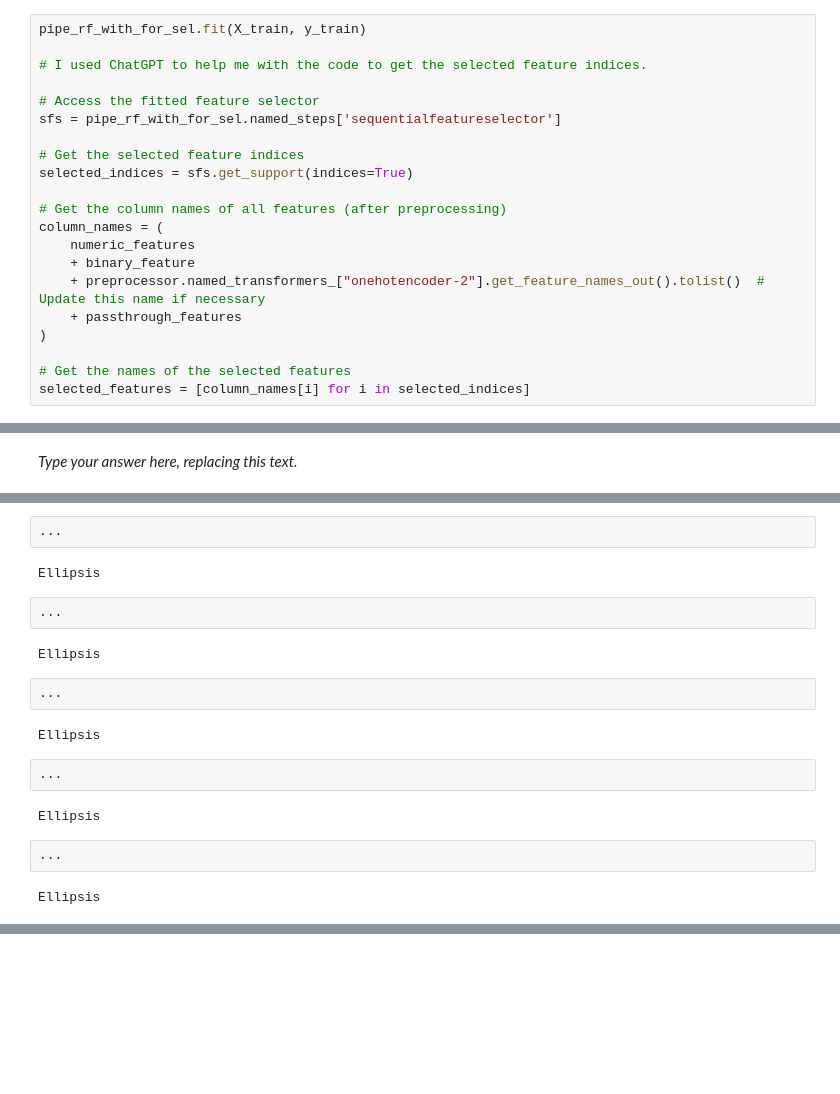
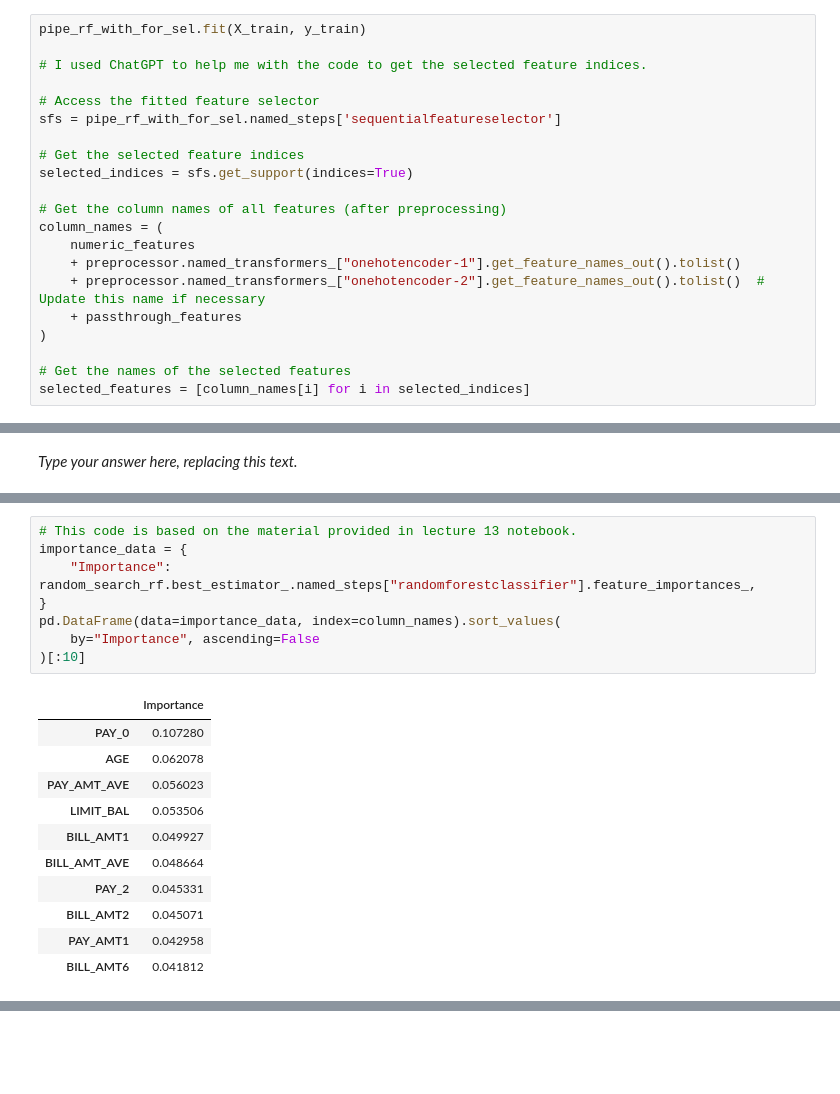
Before and after one commit to ljy0401/CPSC-330-Project-Default-of-Credit-Card-Clients-Predictions, a Jupyter notebook: hw5.ipynb, the cells around one changed output, grey strips where cells are left out. Drawn from its saved outputs; the diff is of its cells as text; blank space fills up the shorter version.

```diff
--- a/hw5.ipynb
+++ b/hw5.ipynb
@@ -783,7 +779,7 @@ selected_indices = sfs.get_support(indices=True)
 # Get the column names of all features (after preprocessing)
 column_names = (
     numeric_features
-    + binary_feature
+    + preprocessor.named_transformers_["onehotencoder-1"].get_feature_names_out().tolist()
     + preprocessor.named_transformers_["onehotencoder-2"].get_feature_names_out().tolist()  # Update this name if necessary
     + passthrough_features
 )
@@ -993,20 +970,20 @@ Ellipsis
-# %%
-...
-# %% [output]
-Ellipsis
-# %%
-...
-# %% [output]
-Ellipsis
-# %%
-...
-# %% [output]
-Ellipsis
-# %%
-...
-# %% [output]
-Ellipsis
-# %%
-...
-# %% [output]
-Ellipsis
+# %%
+# This code is based on the material provided in lecture 13 notebook.
+importance_data = {
+    "Importance": random_search_rf.best_estimator_.named_steps["randomforestclassifier"].feature_importances_,
+}
+pd.DataFrame(data=importance_data, index=column_names).sort_values(
+    by="Importance", ascending=False
+)[:10]
+# %% [output]
+|  | Importance |
+| PAY_0 | 0.107280 |
+| AGE | 0.062078 |
+| PAY_AMT_AVE | 0.056023 |
+| LIMIT_BAL | 0.053506 |
+| BILL_AMT1 | 0.049927 |
+| BILL_AMT_AVE | 0.048664 |
+| PAY_2 | 0.045331 |
+| BILL_AMT2 | 0.045071 |
+| PAY_AMT1 | 0.042958 |
+| BILL_AMT6 | 0.041812 |
```
Also changed, not shown: parts of 52 cells of this notebook, 1 other file.
